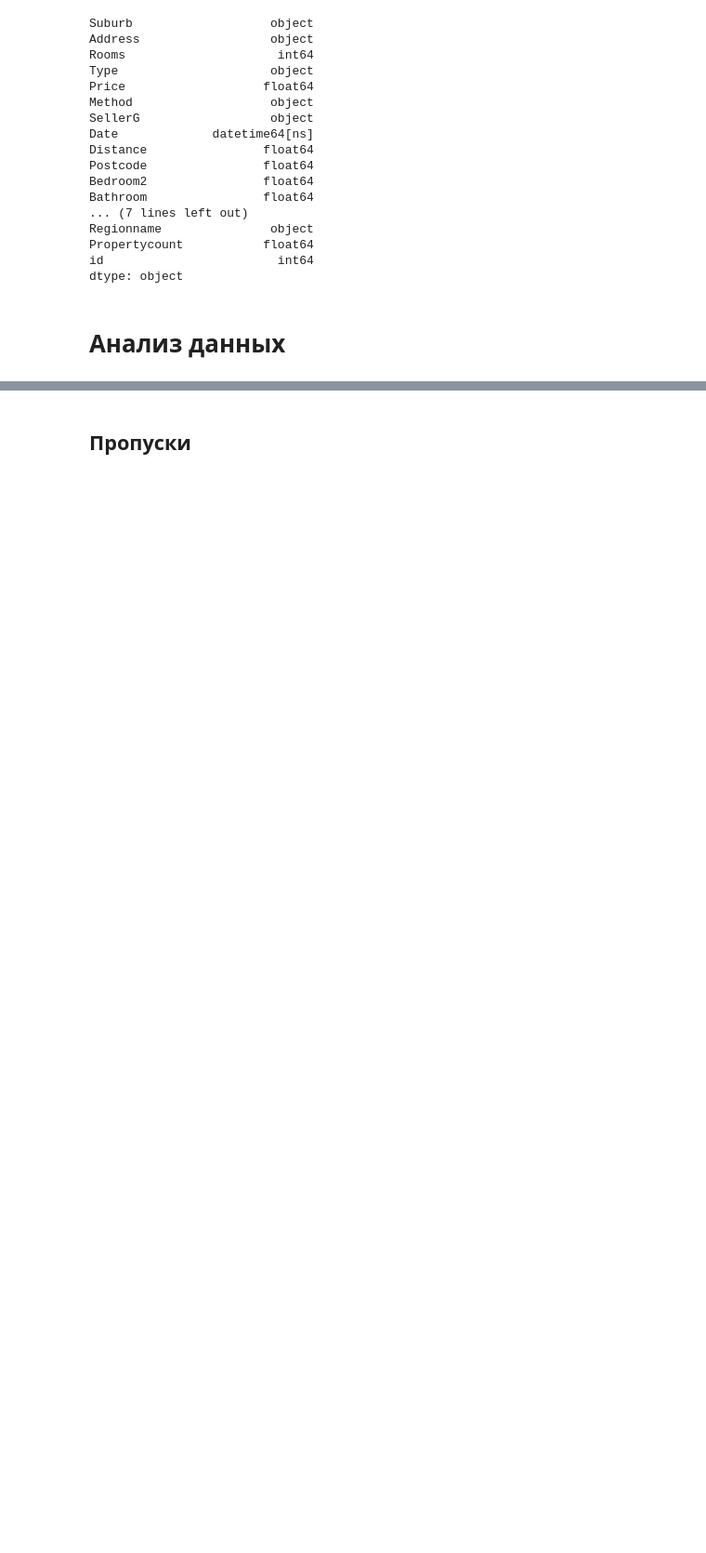
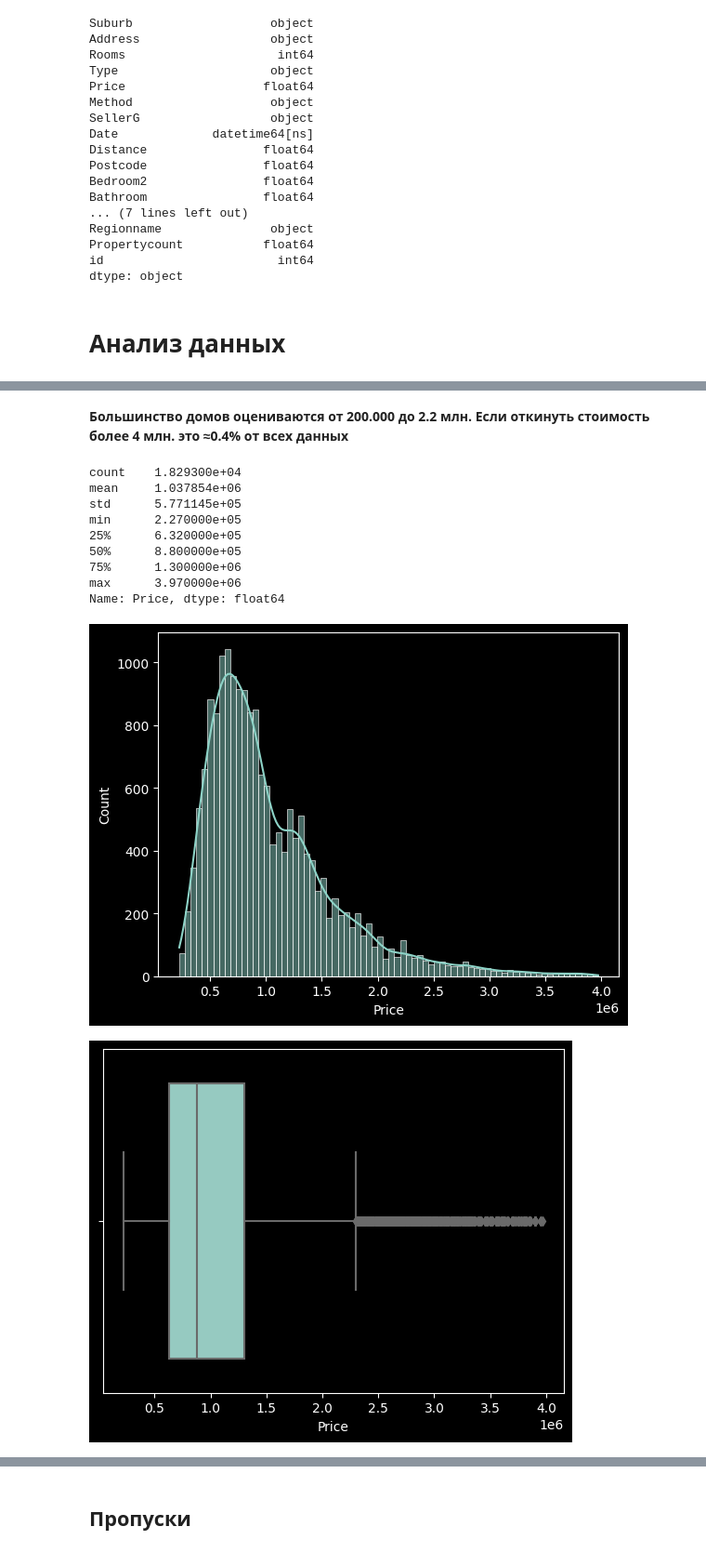
Before and after one commit to Zetis659/Data_Science_GM, a Jupyter notebook: Leopard_challenge_Regression/Leopard_challenge_Regression_2.ipynb, the cells around one changed output, grey strips where cells are left out. Shown at 93% size. Drawn from its saved outputs; the diff is of its cells as text; code cells hidden in the pictures; blank space fills up the shorter version.

```diff
--- a/Leopard_challenge_Regression/Leopard_challenge_Regression_2.ipynb
+++ b/Leopard_challenge_Regression/Leopard_challenge_Regression_2.ipynb
@@ -110,0 +208,17 @@ dtype: object
+# %% [markdown]
+**Большинство домов оцениваются от 200.000 до 2.2 млн.**
+**Если откинуть стоимость более 4 млн. это ≈0.4% от всех данных**
+# %%
+hist_box_describe_num(train.query('Price < 4000000'), 'Price')
+# %% [output]
+count    1.829300e+04
+mean     1.037854e+06
+std      5.771145e+05
+min      2.270000e+05
+25%      6.320000e+05
+50%      8.800000e+05
+75%      1.300000e+06
+max      3.970000e+06
+Name: Price, dtype: float64
+[figure, added]
+[figure, added]
```
Also changed, not shown: parts of 94 cells of this notebook.
